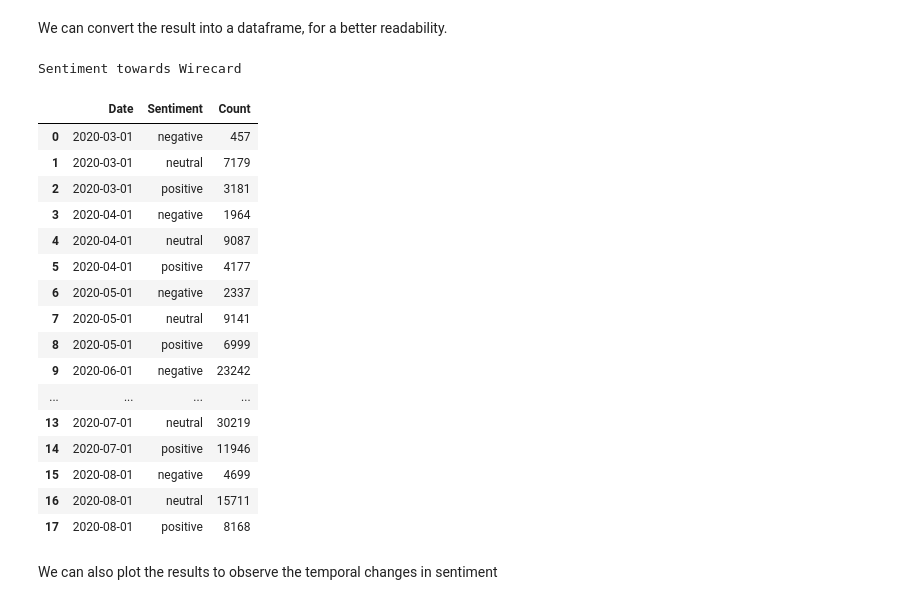
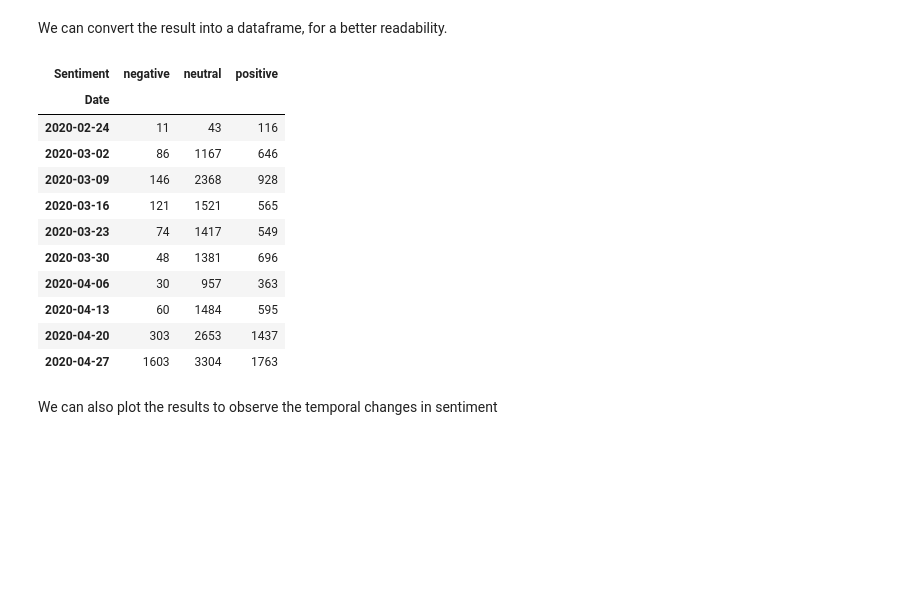
Before and after one commit to signal-ai/signal-api-tools, a Jupyter notebook: notebooks/trends_tutorial.ipynb, the cells around one changed output. Cells and saved outputs as stored; diff of their text form; code cells hidden in the pictures; blank space fills up the shorter version.

```diff
--- a/notebooks/trends_tutorial.ipynb
+++ b/notebooks/trends_tutorial.ipynb
@@ -110,7 +110,7 @@ query = {
 
         ],
         "options": {
-            "published-at": { "interval": "month" },
+            "published-at": { "interval": "week" },
             "entity": { "include": [ entity_id ] }
         },
         "metrics": ["document-count"]
@@ -131,29 +131,27 @@ We can convert the result into a dataframe, for a better readability.
 # %%
 df = json_normalize(wirecard_result, 'aggregations')
 
 df = df.rename(columns={'entity.sentiment': 'Sentiment', 'document-count': 'Count', 'published-at': 'Date'})
 df = df.reindex(columns=['Date', 'Sentiment', 'Count'])
 
-df.style.set_caption('Sentiment towards Wirecard')
+_ = df.style.set_caption('Sentiment towards Wirecard')
+
+stacked_df = df.groupby(['Date', 'Sentiment']).sum().unstack()
+stacked_df.columns = stacked_df.columns.droplevel(0)
+stacked_df.head(10)
 # %% [output]
-Sentiment towards Wirecard
-|  | Date | Sentiment | Count |
-| 0 | 2020-03-01 | negative | 457 |
-| 1 | 2020-03-01 | neutral | 7179 |
-| 2 | 2020-03-01 | positive | 3181 |
-| 3 | 2020-04-01 | negative | 1964 |
-| 4 | 2020-04-01 | neutral | 9087 |
-| 5 | 2020-04-01 | positive | 4177 |
-| 6 | 2020-05-01 | negative | 2337 |
-| 7 | 2020-05-01 | neutral | 9141 |
-| 8 | 2020-05-01 | positive | 6999 |
-| 9 | 2020-06-01 | negative | 23242 |
-| ... | ... | ... | ... |
-| 13 | 2020-07-01 | neutral | 30219 |
-| 14 | 2020-07-01 | positive | 11946 |
-| 15 | 2020-08-01 | negative | 4699 |
-| 16 | 2020-08-01 | neutral | 15711 |
-| 17 | 2020-08-01 | positive | 8168 |
+| Sentiment | negative | neutral | positive |
+| Date |  |  |  |
+| 2020-02-24 | 11 | 43 | 116 |
+| 2020-03-02 | 86 | 1167 | 646 |
+| 2020-03-09 | 146 | 2368 | 928 |
+| 2020-03-16 | 121 | 1521 | 565 |
+| 2020-03-23 | 74 | 1417 | 549 |
+| 2020-03-30 | 48 | 1381 | 696 |
+| 2020-04-06 | 30 | 957 | 363 |
+| 2020-04-13 | 60 | 1484 | 595 |
+| 2020-04-20 | 303 | 2653 | 1437 |
+| 2020-04-27 | 1603 | 3304 | 1763 |
 # %% [markdown]
 We can also plot the results to observe the temporal changes in sentiment
 # %%
```
Also changed, not shown: parts of 8 cells of this notebook.
